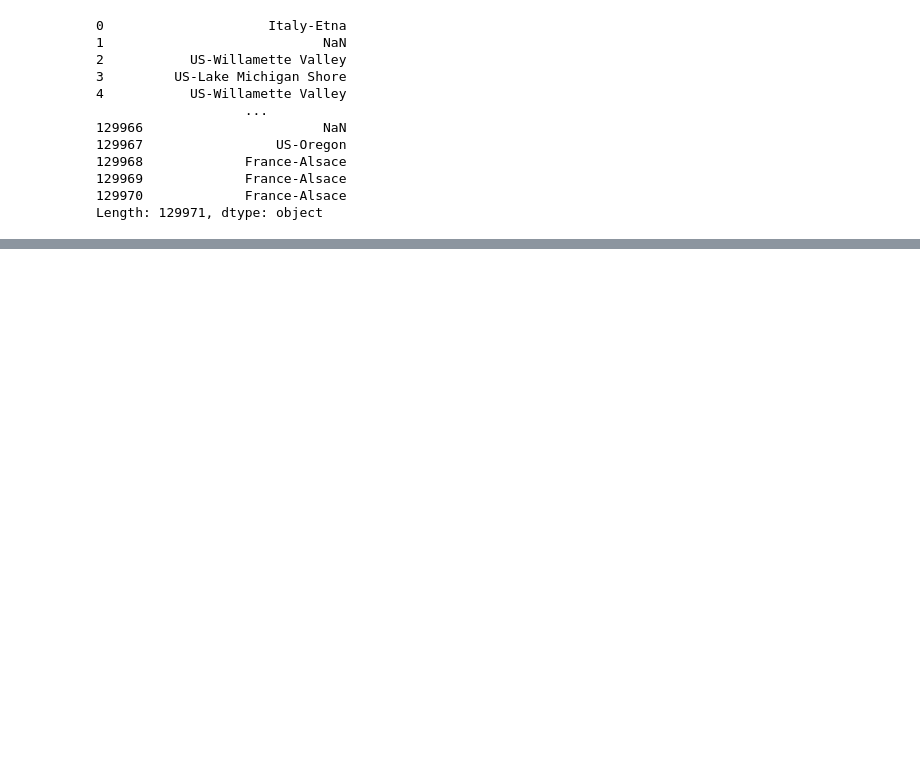
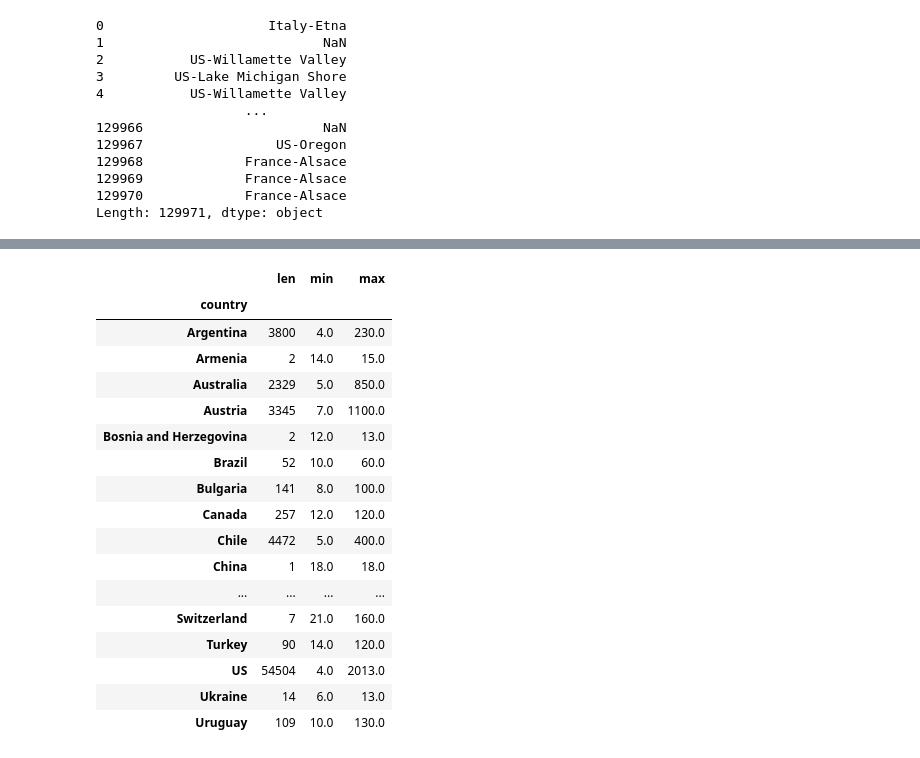
Before and after one commit to Krriisshna/Kaggle, a Jupyter notebook: Pandas/Pandas.ipynb, the cells around one changed output, grey strips where cells are left out. Cells and saved outputs as stored; diff of their text form; code cells hidden in the pictures; blank space fills up the shorter version.

```diff
--- a/Pandas/Pandas.ipynb
+++ b/Pandas/Pandas.ipynb
@@ -582,0 +668,22 @@ Length: 129971, dtype: object
+# %%
+# agg() is a GroupBy method used to apply aggregation functions to each group.
+reviews.groupby('country').price.agg([len,min,max])
+# %% [output]
+|  | len | min | max |
+| country |  |  |  |
+| Argentina | 3800 | 4.0 | 230.0 |
+| Armenia | 2 | 14.0 | 15.0 |
+| Australia | 2329 | 5.0 | 850.0 |
+| Austria | 3345 | 7.0 | 1100.0 |
+| Bosnia and Herzegovina | 2 | 12.0 | 13.0 |
+| Brazil | 52 | 10.0 | 60.0 |
+| Bulgaria | 141 | 8.0 | 100.0 |
+| Canada | 257 | 12.0 | 120.0 |
+| Chile | 4472 | 5.0 | 400.0 |
+| China | 1 | 18.0 | 18.0 |
+| ... | ... | ... | ... |
+| Switzerland | 7 | 21.0 | 160.0 |
+| Turkey | 90 | 14.0 | 120.0 |
+| US | 54504 | 4.0 | 2013.0 |
+| Ukraine | 14 | 6.0 | 13.0 |
+| Uruguay | 109 | 10.0 | 130.0 |
```
Also changed, not shown: parts of 13 cells of this notebook.
